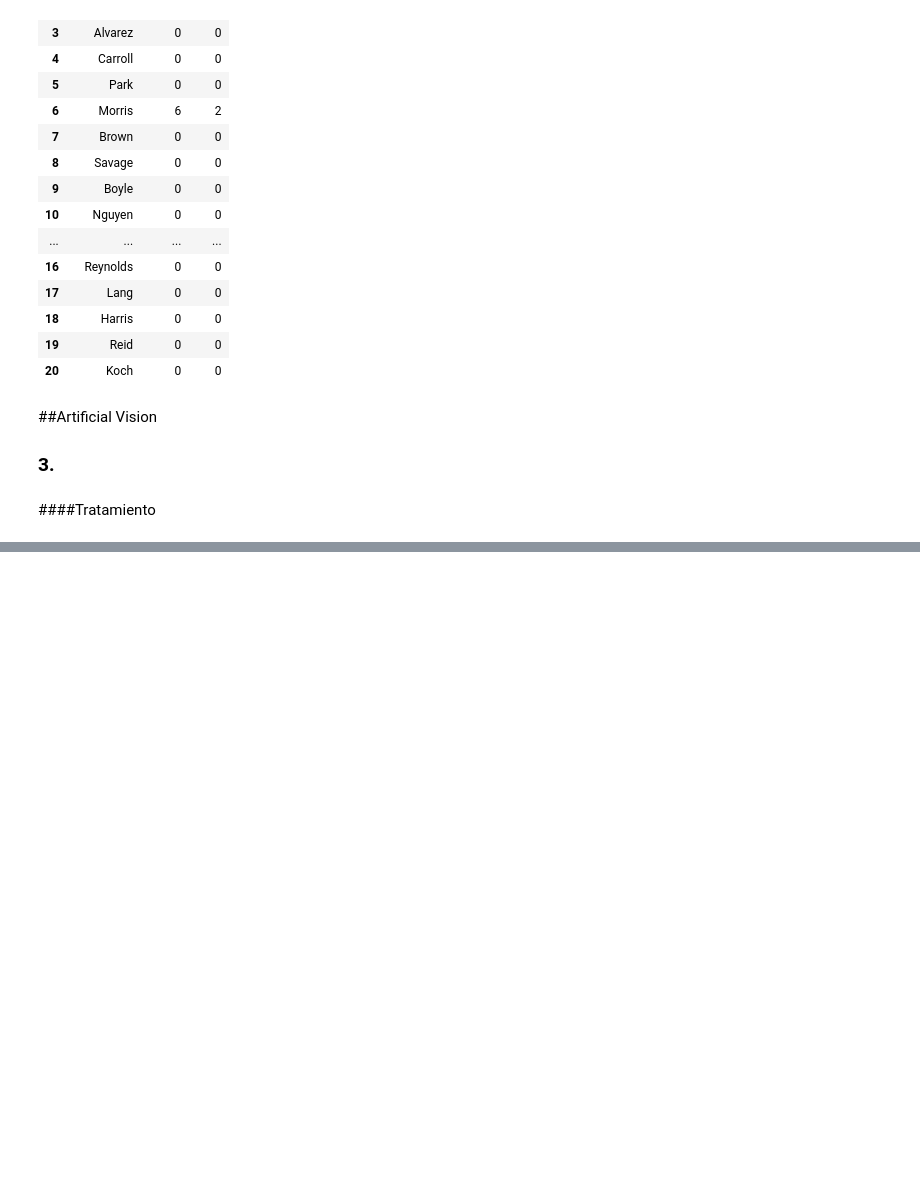
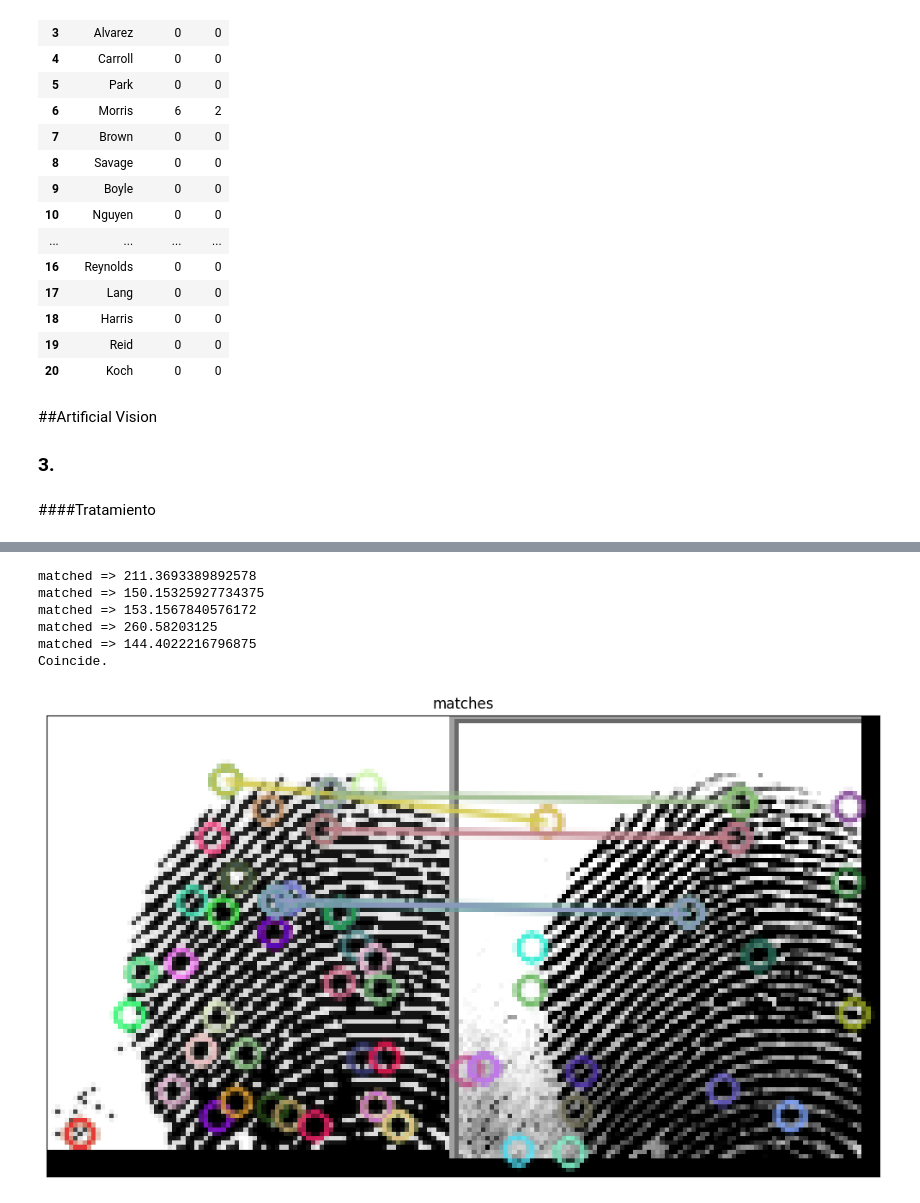
Before and after one commit to 97hackbrian/ArtificialVision, a Jupyter notebook: Exam_2_Coding.ipynb, the cells around one changed output, grey strips where cells are left out. Cells and saved outputs as stored; diff of their text form; code cells hidden in the pictures; blank space fills up the shorter version.

Commit message:
sift

```diff
--- a/Exam_2_Coding.ipynb
+++ b/Exam_2_Coding.ipynb
@@ -230,0 +236,39 @@ show([pathRandom,"Cut","Binary","gausian blur"],[imagen,imagenCut,binary,blur],"
+# %%
+##GAUSIAN BLUR == BEST
+sift = cv2.xfeatures2d.SIFT_create()
+img1=blur.copy()
+img2=imagen.copy()
+# Encontrar los puntos clave y descriptores en ambas imágenes
+keypoints1, descriptors1 = sift.detectAndCompute(img1, None)
+keypoints2, descriptors2 = sift.detectAndCompute(img2, None)
+
+# Emparejar características entre las dos imágenes
+bf = cv2.BFMatcher()
+matches = bf.knnMatch(descriptors1, descriptors2, k=2)
+
+# Aplicar el filtro de razón de Lowe para seleccionar los mejores emparejamientos
+good_matches = []
+for m, n in matches:
+  if m.distance < 0.75 * n.distance:
+    good_matches.append(m)
+    print("matched =>",m.distance)
+
+
+umbral = 0.10
+if len(good_matches) / len(keypoints1) > umbral:
+  print("Coincide.")
+else:
+  print("No.")
+
+# Dibujar los mejores emparejamientos en una imagen
+resultado = cv2.drawMatches(img1, keypoints1, img2, keypoints2, good_matches, None)
+
+show(["matches"],[resultado],"gray")
+# %% [output]
+matched => 211.3693389892578
+matched => 150.15325927734375
+matched => 153.1567840576172
+matched => 260.58203125
+matched => 144.4022216796875
+Coincide.
+[figure, added]
```
Also changed, not shown: parts of 2 cells of this notebook.
